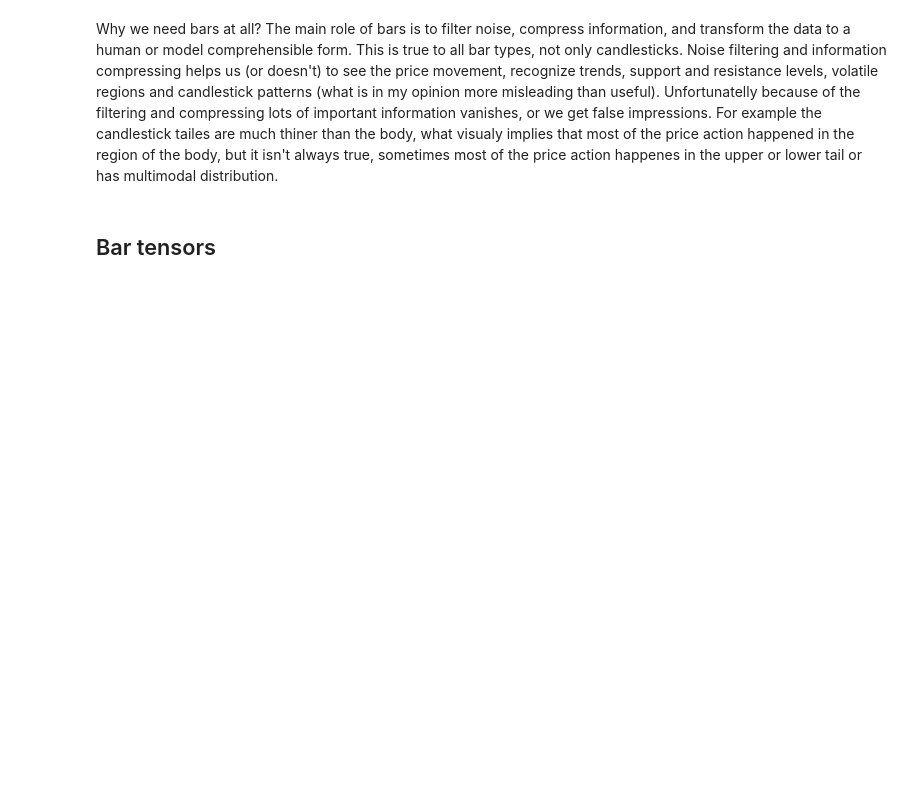
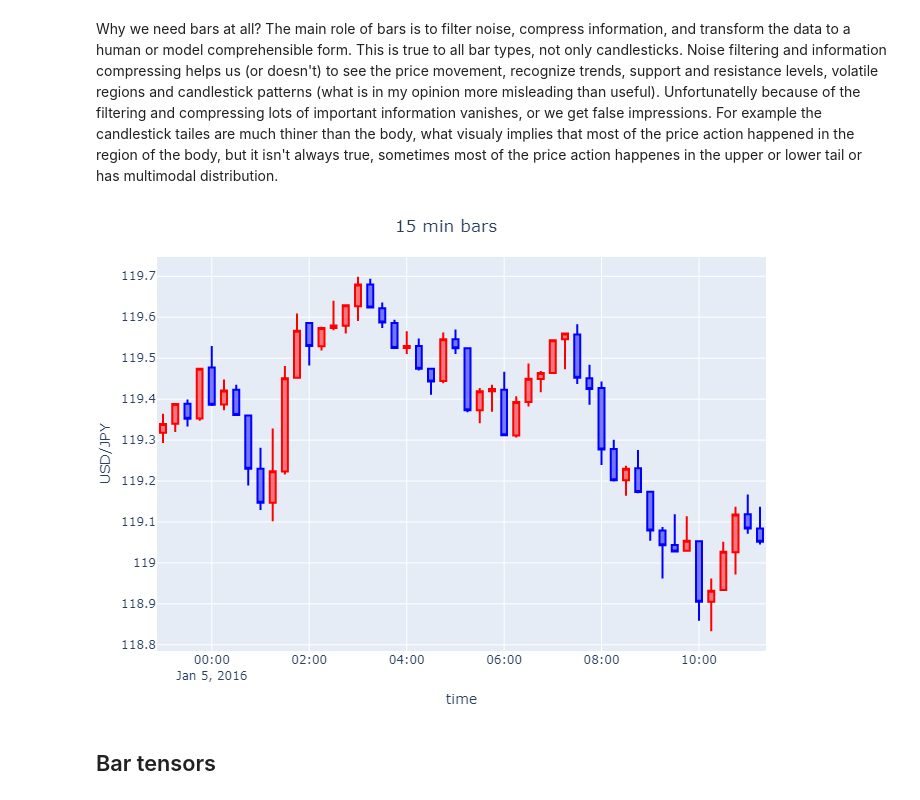
Before and after one commit to sinusgamma/bars_with_deep_learning, a Jupyter notebook: ts_bars.ipynb, the cells around one changed output. Drawn from its saved outputs; the diff is of its cells as text; code cells hidden in the pictures; blank space fills up the shorter version.

Commit message:
static images

```diff
--- a/ts_bars.ipynb
+++ b/ts_bars.ipynb
@@ -61,18 +62,21 @@ df_15 = df['Ask price'].resample('15Min').ohlc().iloc[100:150]
 # %%
 fig = go.Figure(data=[go.Candlestick(x=df_15.index,
                 open=df_15['open'],
                 high=df_15['high'],
                 low=df_15['low'],
                 close=df_15['close'],
                 increasing_line_color= 'red', decreasing_line_color= 'blue')])
 fig.update(layout_xaxis_rangeslider_visible=False)
 fig.update_layout(
     xaxis_title="time",
     yaxis_title="USD/JPY",
     title_text='15 min bars',
     title_x=0.5,
     margin=dict(l=0,r=30,b=0,t=50))
-fig.show()
+img_bytes = fig.to_image(format="png")
+Image(img_bytes)
+# %% [output]
+[figure, added]
 # %%
 # release df_15, will not use later
 del df_15
```
Also changed, not shown: parts of 1 cell of this notebook.
